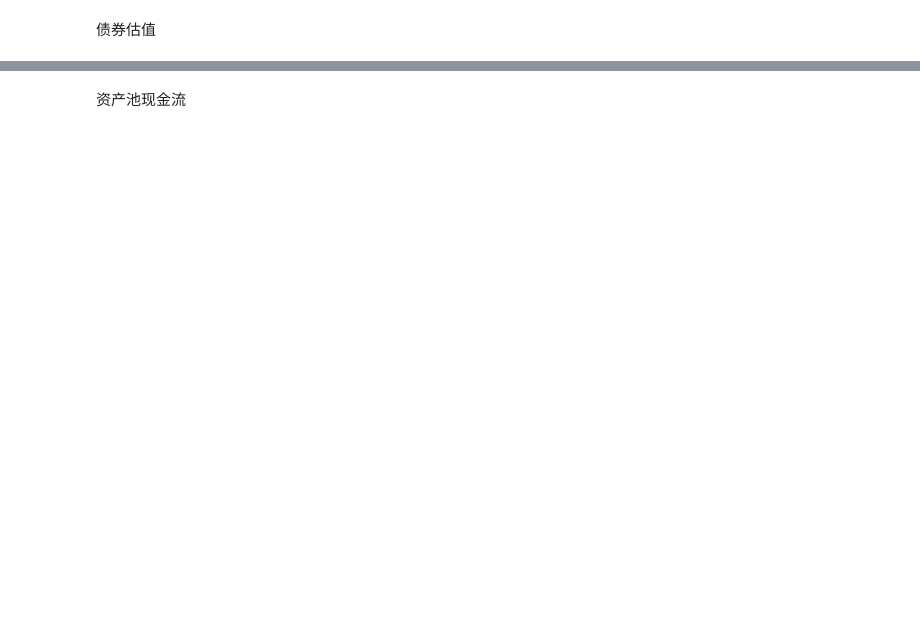
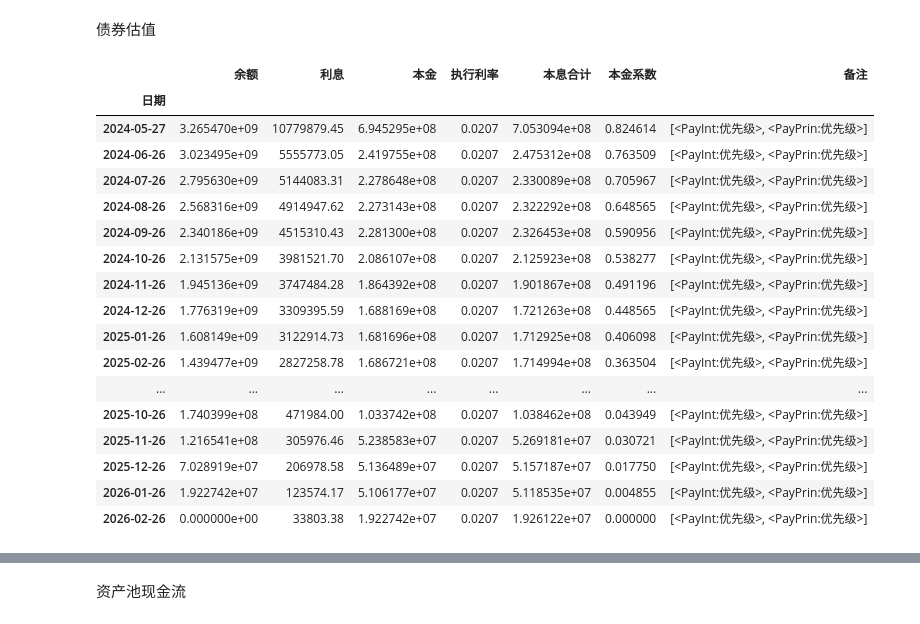
Before and after one commit to yellowbean/pyabs-doc, a Jupyter notebook: docs/source/nbsample/吉时代2024年第一期个人汽车抵押贷款资产支持证券.ipynb, the cells around one changed output, grey strips where cells are left out. Saved outputs shown, nothing was run; the diff lists cells and outputs as text; code cells hidden in the pictures; blank space fills up the shorter version.

```diff
--- a/docs/source/nbsample/吉时代2024年第一期个人汽车抵押贷款资产支持证券.ipynb
+++ b/docs/source/nbsample/吉时代2024年第一期个人汽车抵押贷款资产支持证券.ipynb
@@ -251,5 +251,26 @@ readBondsCf(r['bonds'])
 # %% [markdown]
 债券估值
+# %%
+r1['bonds']['优先级']
+# %% [output]
+|  | 余额 | 利息 | 本金 | 执行利率 | 本息合计 | 本金系数 | 备注 |
+| 日期 |  |  |  |  |  |  |  |
+| 2024-05-27 | 3.265470e+09 | 10779879.45 | 6.945295e+08 | 0.0207 | 7.053094e+08 | 0.824614 | [<PayInt:优先级>, <PayPrin:优先级>] |
+| 2024-06-26 | 3.023495e+09 | 5555773.05 | 2.419755e+08 | 0.0207 | 2.475312e+08 | 0.763509 | [<PayInt:优先级>, <PayPrin:优先级>] |
+| 2024-07-26 | 2.795630e+09 | 5144083.31 | 2.278648e+08 | 0.0207 | 2.330089e+08 | 0.705967 | [<PayInt:优先级>, <PayPrin:优先级>] |
+| 2024-08-26 | 2.568316e+09 | 4914947.62 | 2.273143e+08 | 0.0207 | 2.322292e+08 | 0.648565 | [<PayInt:优先级>, <PayPrin:优先级>] |
+| 2024-09-26 | 2.340186e+09 | 4515310.43 | 2.281300e+08 | 0.0207 | 2.326453e+08 | 0.590956 | [<PayInt:优先级>, <PayPrin:优先级>] |
+| 2024-10-26 | 2.131575e+09 | 3981521.70 | 2.086107e+08 | 0.0207 | 2.125923e+08 | 0.538277 | [<PayInt:优先级>, <PayPrin:优先级>] |
+| 2024-11-26 | 1.945136e+09 | 3747484.28 | 1.864392e+08 | 0.0207 | 1.901867e+08 | 0.491196 | [<PayInt:优先级>, <PayPrin:优先级>] |
+| 2024-12-26 | 1.776319e+09 | 3309395.59 | 1.688169e+08 | 0.0207 | 1.721263e+08 | 0.448565 | [<PayInt:优先级>, <PayPrin:优先级>] |
+| 2025-01-26 | 1.608149e+09 | 3122914.73 | 1.681696e+08 | 0.0207 | 1.712925e+08 | 0.406098 | [<PayInt:优先级>, <PayPrin:优先级>] |
+| 2025-02-26 | 1.439477e+09 | 2827258.78 | 1.686721e+08 | 0.0207 | 1.714994e+08 | 0.363504 | [<PayInt:优先级>, <PayPrin:优先级>] |
+| ... | ... | ... | ... | ... | ... | ... | ... |
+| 2025-10-26 | 1.740399e+08 | 471984.00 | 1.033742e+08 | 0.0207 | 1.038462e+08 | 0.043949 | [<PayInt:优先级>, <PayPrin:优先级>] |
+| 2025-11-26 | 1.216541e+08 | 305976.46 | 5.238583e+07 | 0.0207 | 5.269181e+07 | 0.030721 | [<PayInt:优先级>, <PayPrin:优先级>] |
+| 2025-12-26 | 7.028919e+07 | 206978.58 | 5.136489e+07 | 0.0207 | 5.157187e+07 | 0.017750 | [<PayInt:优先级>, <PayPrin:优先级>] |
+| 2026-01-26 | 1.922742e+07 | 123574.17 | 5.106177e+07 | 0.0207 | 5.118535e+07 | 0.004855 | [<PayInt:优先级>, <PayPrin:优先级>] |
+| 2026-02-26 | 0.000000e+00 | 33803.38 | 1.922742e+07 | 0.0207 | 1.926122e+07 | 0.000000 | [<PayInt:优先级>, <PayPrin:优先级>] |
 # %%
 r['pricing']
 # %% [output]
```
Also changed, not shown: parts of 18 cells of this notebook.
